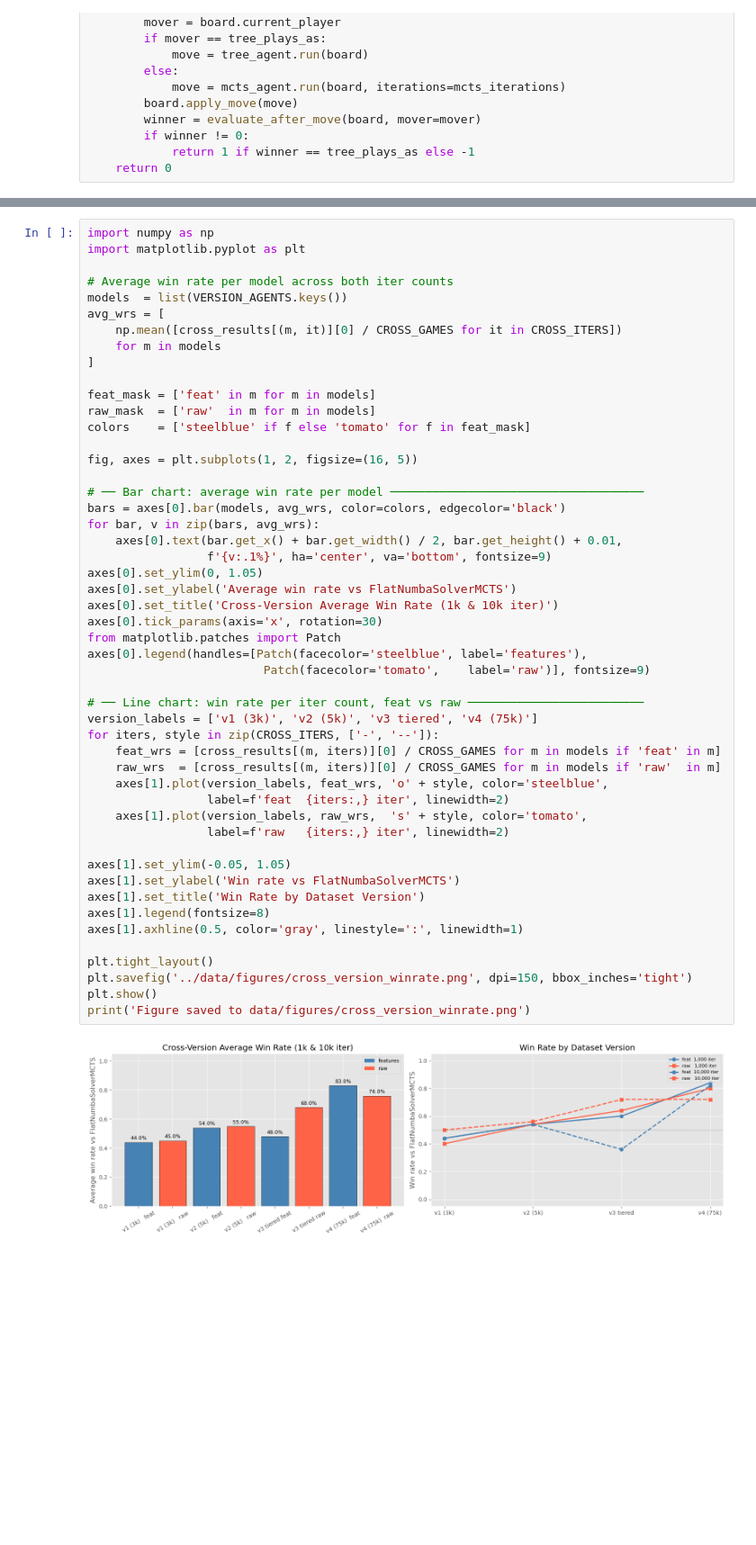
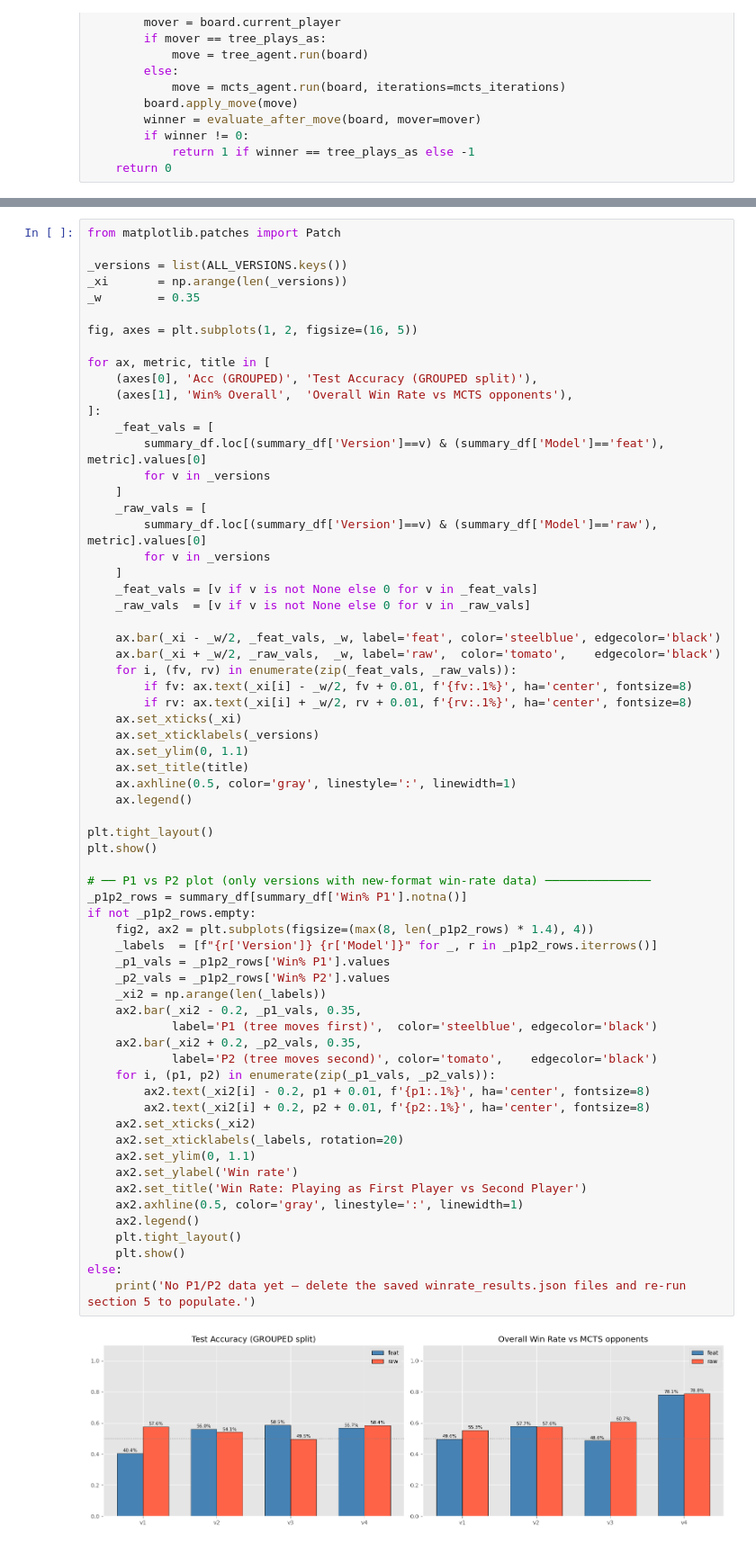
Before and after one commit to Difl4/popout-ai, a Jupyter notebook: notebooks/PopOut_Decision_Tree_Pipeline.ipynb, the cells around one changed output, grey strips where cells are left out. Shown at 90% size. Saved outputs shown, nothing was run; the diff lists cells and outputs as text; blank space fills up the shorter version.

```diff
--- a/notebooks/PopOut_Decision_Tree_Pipeline.ipynb
+++ b/notebooks/PopOut_Decision_Tree_Pipeline.ipynb
@@ -1242,52 +1243,67 @@ v4 (75k)  raw            10,000   72.0%   36   14    0
 # %%
-import numpy as np
-import matplotlib.pyplot as plt
+from matplotlib.patches import Patch
 
-# Average win rate per model across both iter counts
-models  = list(VERSION_AGENTS.keys())
-avg_wrs = [
-    np.mean([cross_results[(m, it)][0] / CROSS_GAMES for it in CROSS_ITERS])
-    for m in models
-]
-
-feat_mask = ['feat' in m for m in models]
-raw_mask  = ['raw'  in m for m in models]
-colors    = ['steelblue' if f else 'tomato' for f in feat_mask]
+_versions = list(ALL_VERSIONS.keys())
+_xi       = np.arange(len(_versions))
+_w        = 0.35
 
 fig, axes = plt.subplots(1, 2, figsize=(16, 5))
 
-# ── Bar chart: average win rate per model ────────────────────────────────────
-bars = axes[0].bar(models, avg_wrs, color=colors, edgecolor='black')
-for bar, v in zip(bars, avg_wrs):
-    axes[0].text(bar.get_x() + bar.get_width() / 2, bar.get_height() + 0.01,
-                 f'{v:.1%}', ha='center', va='bottom', fontsize=9)
-axes[0].set_ylim(0, 1.05)
-axes[0].set_ylabel('Average win rate vs FlatNumbaSolverMCTS')
-axes[0].set_title('Cross-Version Average Win Rate (1k & 10k iter)')
-axes[0].tick_params(axis='x', rotation=30)
-from matplotlib.patches import Patch
-axes[0].legend(handles=[Patch(facecolor='steelblue', label='features'),
-                         Patch(facecolor='tomato',    label='raw')], fontsize=9)
+for ax, metric, title in [
+    (axes[0], 'Acc (GROUPED)', 'Test Accuracy (GROUPED split)'),
+    (axes[1], 'Win% Overall',  'Overall Win Rate vs MCTS opponents'),
+]:
+    _feat_vals = [
+        summary_df.loc[(summary_df['Version']==v) & (summary_df['Model']=='feat'), metric].values[0]
+        for v in _versions
+    ]
+    _raw_vals = [
+        summary_df.loc[(summary_df['Version']==v) & (summary_df['Model']=='raw'), metric].values[0]
+        for v in _versions
+    ]
+    _feat_vals = [v if v is not None else 0 for v in _feat_vals]
+    _raw_vals  = [v if v is not None else 0 for v in _raw_vals]
 
-# ── Line chart: win rate per iter count, feat vs raw ─────────────────────────
-version_labels = ['v1 (3k)', 'v2 (5k)', 'v3 tiered', 'v4 (75k)']
-for iters, style in zip(CROSS_ITERS, ['-', '--']):
-    feat_wrs = [cross_results[(m, iters)][0] / CROSS_GAMES for m in models if 'feat' in m]
-    raw_wrs  = [cross_results[(m, iters)][0] / CROSS_GAMES for m in models if 'raw'  in m]
-    axes[1].plot(version_labels, feat_wrs, 'o' + style, color='steelblue',
-                 label=f'feat  {iters:,} iter', linewidth=2)
-    axes[1].plot(version_labels, raw_wrs,  's' + style, color='tomato',
-                 label=f'raw   {iters:,} iter', linewidth=2)
-
-axes[1].set_ylim(-0.05, 1.05)
-axes[1].set_ylabel('Win rate vs FlatNumbaSolverMCTS')
-axes[1].set_title('Win Rate by Dataset Version')
-axes[1].legend(fontsize=8)
-axes[1].axhline(0.5, color='gray', linestyle=':', linewidth=1)
+    ax.bar(_xi - _w/2, _feat_vals, _w, label='feat', color='steelblue', edgecolor='black')
+    ax.bar(_xi + _w/2, _raw_vals,  _w, label='raw',  color='tomato',    edgecolor='black')
+    for i, (fv, rv) in enumerate(zip(_feat_vals, _raw_vals)):
+        if fv: ax.text(_xi[i] - _w/2, fv + 0.01, f'{fv:.1%}', ha='center', fontsize=8)
+        if rv: ax.text(_xi[i] + _w/2, rv + 0.01, f'{rv:.1%}', ha='center', fontsize=8)
+    ax.set_xticks(_xi)
+    ax.set_xticklabels(_versions)
+    ax.set_ylim(0, 1.1)
+    ax.set_title(title)
+    ax.axhline(0.5, color='gray', linestyle=':', linewidth=1)
+    ax.legend()
 
 plt.tight_layout()
-plt.savefig('../data/figures/cross_version_winrate.png', dpi=150, bbox_inches='tight')
 plt.show()
-print('Figure saved to data/figures/cross_version_winrate.png')
+
+# ── P1 vs P2 plot (only versions with new-format win-rate data) ───────────────
+_p1p2_rows = summary_df[summary_df['Win% P1'].notna()]
+if not _p1p2_rows.empty:
+    fig2, ax2 = plt.subplots(figsize=(max(8, len(_p1p2_rows) * 1.4), 4))
+    _labels  = [f"{r['Version']} {r['Model']}" for _, r in _p1p2_rows.iterrows()]
+    _p1_vals = _p1p2_rows['Win% P1'].values
+    _p2_vals = _p1p2_rows['Win% P2'].values
+    _xi2 = np.arange(len(_labels))
+    ax2.bar(_xi2 - 0.2, _p1_vals, 0.35,
+            label='P1 (tree moves first)',  color='steelblue', edgecolor='black')
+    ax2.bar(_xi2 + 0.2, _p2_vals, 0.35,
+            label='P2 (tree moves second)', color='tomato',    edgecolor='black')
+    for i, (p1, p2) in enumerate(zip(_p1_vals, _p2_vals)):
+        ax2.text(_xi2[i] - 0.2, p1 + 0.01, f'{p1:.1%}', ha='center', fontsize=8)
+        ax2.text(_xi2[i] + 0.2, p2 + 0.01, f'{p2:.1%}', ha='center', fontsize=8)
+    ax2.set_xticks(_xi2)
+    ax2.set_xticklabels(_labels, rotation=20)
+    ax2.set_ylim(0, 1.1)
+    ax2.set_ylabel('Win rate')
+    ax2.set_title('Win Rate: Playing as First Player vs Second Player')
+    ax2.axhline(0.5, color='gray', linestyle=':', linewidth=1)
+    ax2.legend()
+    plt.tight_layout()
+    plt.show()
+else:
+    print('No P1/P2 data yet — delete the saved winrate_results.json files and re-run section 5 to populate.')
 # %% [output]
-[figure, old version]
+[figure, new version]
```
Also changed, not shown: parts of 16 cells of this notebook, 6 other files.
